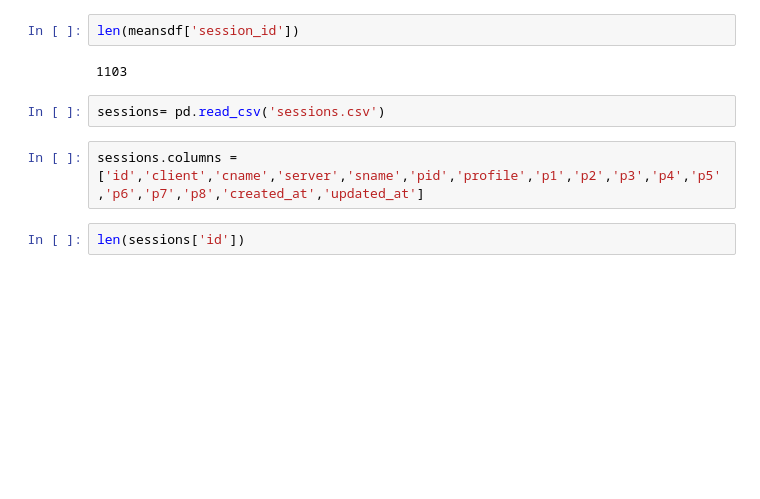
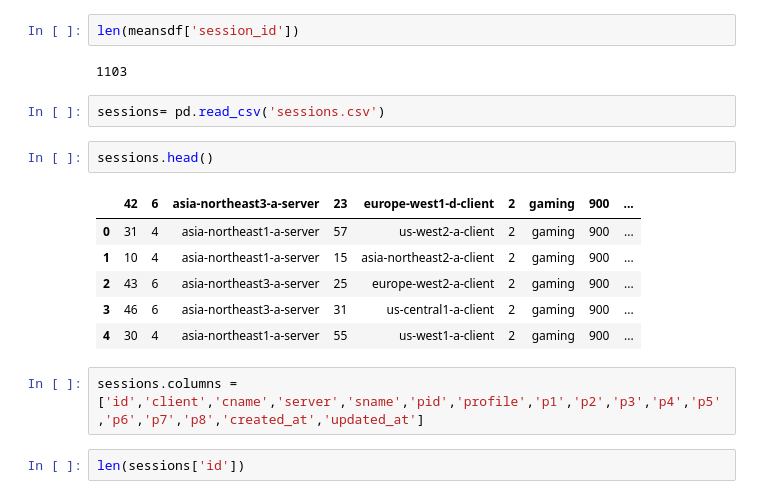
Before and after one commit to ghalibbajwa/cloud-data, a Jupyter notebook: eda.ipynb, the cells around one changed output. Saved outputs shown, nothing was run; the diff lists cells and outputs as text; blank space fills up the shorter version.

```diff
--- a/eda.ipynb
+++ b/eda.ipynb
@@ -73,6 +75,15 @@ len(meansdf['session_id'])
 1103
 # %%
 sessions= pd.read_csv('sessions.csv')
+# %%
+sessions.head()
+# %% [output]
+|  | 42 | 6 | asia-northeast3-a-server | 23 | europe-west1-d-client | 2 | gaming | 900 | ... |
+| 0 | 31 | 4 | asia-northeast1-a-server | 57 | us-west2-a-client | 2 | gaming | 900 | ... |
+| 1 | 10 | 4 | asia-northeast1-a-server | 15 | asia-northeast2-a-client | 2 | gaming | 900 | ... |
+| 2 | 43 | 6 | asia-northeast3-a-server | 25 | europe-west2-a-client | 2 | gaming | 900 | ... |
+| 3 | 46 | 6 | asia-northeast3-a-server | 31 | us-central1-a-client | 2 | gaming | 900 | ... |
+| 4 | 30 | 4 | asia-northeast1-a-server | 55 | us-west1-a-client | 2 | gaming | 900 | ... |
 # %%
 sessions.columns = ['id','client','cname','server','sname','pid','profile','p1','p2','p3','p4','p5','p6','p7','p8','created_at','updated_at']
 # %%
```
Also changed, not shown: parts of 22 cells of this notebook, 1 other file.
